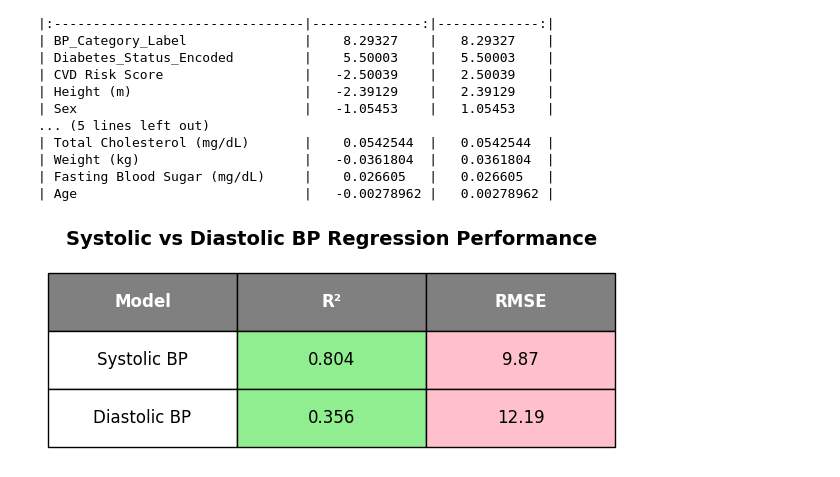
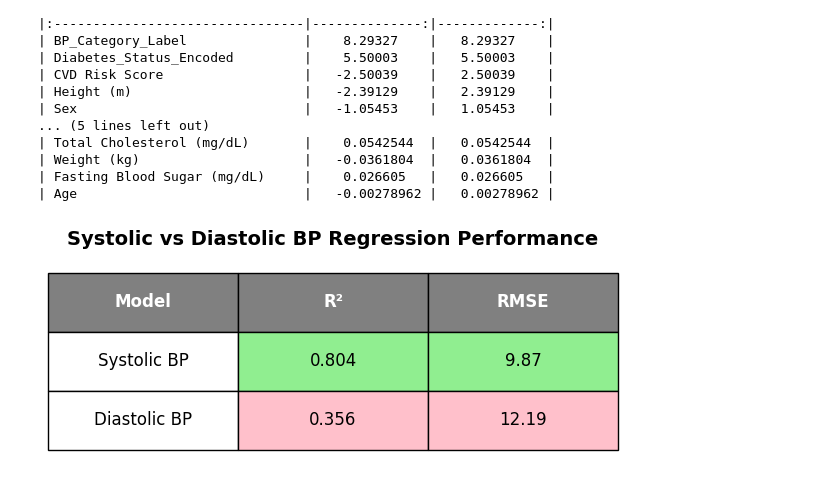
Before and after one commit to DS3001-Group-P/Final-Project, a Jupyter notebook: final_results.ipynb, the cells around one changed output. Drawn from its saved outputs; the diff is of its cells as text; code cells hidden in the pictures.

```diff
--- a/final_results.ipynb
+++ b/final_results.ipynb
@@ -656,40 +627,43 @@ rmse_dia = 12.19
 
 bp_comparison = {
     'Model': ['Systolic BP', 'Diastolic BP'],
     'R²': [r2_sys, r2_dia],
     'RMSE': [rmse_sys, rmse_dia]
 }
 
 bp_df = pd.DataFrame(bp_comparison)
 
 fig, ax = plt.subplots(figsize=(6, 2.5))
 ax.axis('off')
 
 table = ax.table(cellText=bp_df.values,
                  colLabels=bp_df.columns,
                  cellLoc='center',
                  loc='center',
                  bbox=[0, 0, 1, 1])
 
-# Full solid borders
 table.auto_set_font_size(False)
 table.set_fontsize(12)
 table.scale(1.3, 2)
 
 # Header
-for i in range(len(bp_df.columns)):
-    table[(0, i)].set_facecolor('grey')
-    table[(0, i)].set_text_props(weight='bold', color='white')
+for j in range(len(bp_df.columns)):
+    table[(0, j)].set_facecolor('grey')
+    table[(0, j)].set_text_props(weight='bold', color='white')
 
-# Data rows
-for i in range(2):
-    table[(i+1, 0)].set_facecolor('white')
-    table[(i+1, 1)].set_facecolor('lightgreen')
-    table[(i+1, 2)].set_facecolor('pink')
+# Row 1 colors
+table[(1, 0)].set_facecolor('white')
+table[(1, 1)].set_facecolor('lightgreen')
+table[(1, 2)].set_facecolor('lightgreen')
+
+# Row 2 colors
+table[(2, 0)].set_facecolor('white')
+table[(2, 1)].set_facecolor('pink')
+table[(2, 2)].set_facecolor('pink')
 
 plt.title('Systolic vs Diastolic BP Regression Performance',
           fontweight='bold', pad=20, fontsize=14)
 plt.tight_layout()
 plt.show()
 # %% [output]
-[figure, old version]
+[figure, new version]
```
Also changed, not shown: parts of 8 cells of this notebook.
